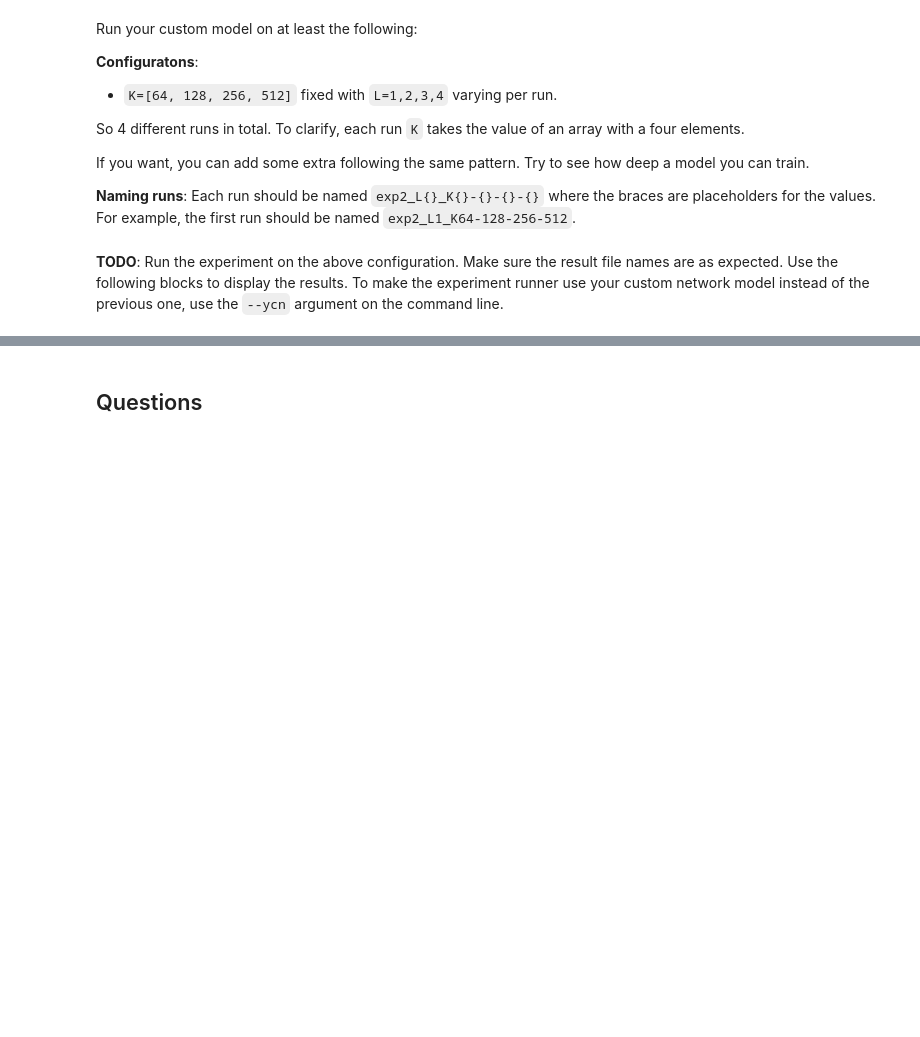
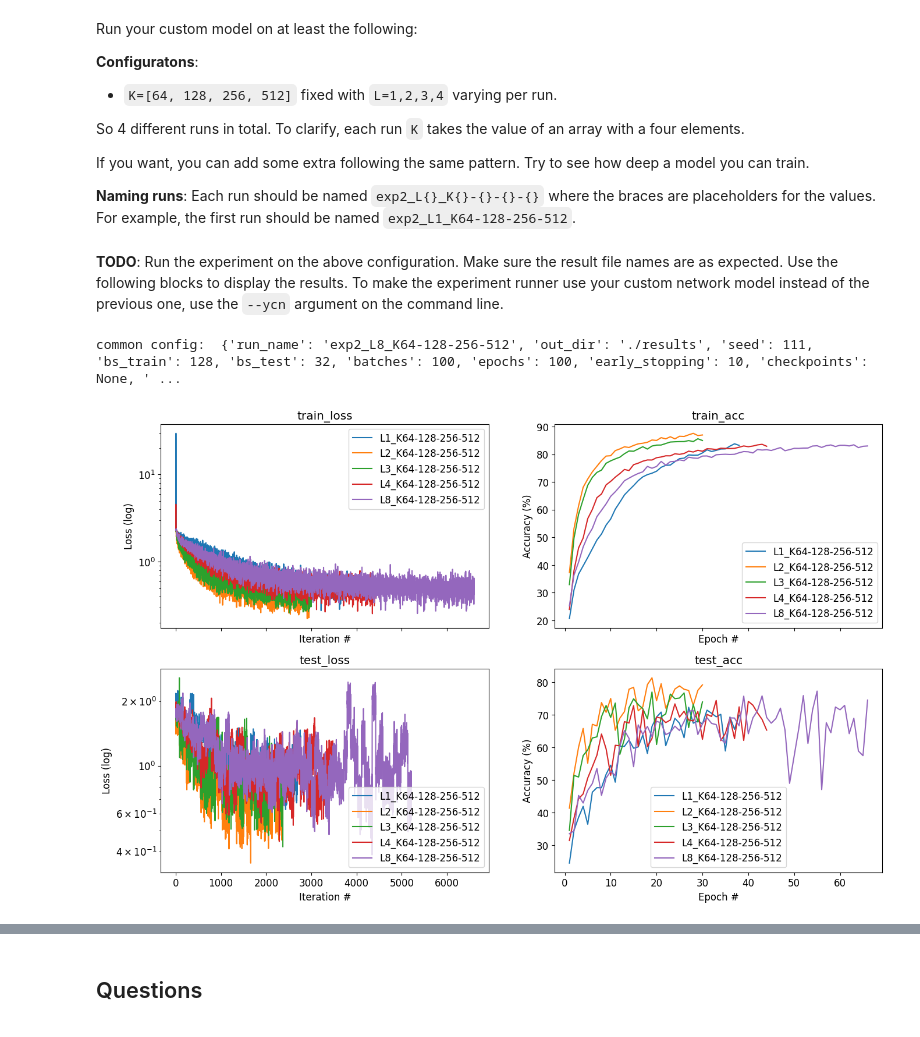
Before and after one commit to MarkNoaTAU/cnn_hm2, a Jupyter notebook: Part3_CNNs.ipynb, the cells around one changed output, grey strips where cells are left out. Cells and saved outputs as stored; diff of their text form; code cells hidden in the pictures; blank space fills up the shorter version.

```diff
--- a/Part3_CNNs.ipynb
+++ b/Part3_CNNs.ipynb
@@ -385,5 +421,10 @@ Try to see how deep a model you can train.
 Each run should be named `exp2_L{}_K{}-{}-{}-{}` where the braces are placeholders for the values. For example, the first run should be named `exp2_L1_K64-128-256-512`.
 # %% [markdown]
 **TODO**: Run the experiment on the above configuration. Make sure the result file names are as expected. Use the following blocks to display the results. To make the experiment runner use your custom network model instead of the previous one, use the `--ycn` argument on the command line.
+# %%
+plot_exp_results('exp2*.json')
+# %% [output]
+common config:  {'run_name': 'exp2_L8_K64-128-256-512', 'out_dir': './results', 'seed': 111, 'bs_train': 128, 'bs_test': 32, 'batches': 100, 'epochs': 100, 'early_stopping': 10, 'checkpoints': None, ' ...
+[figure, added]
 # %%
 plot_exp_results('exp2*.json')
```
Also changed, not shown: parts of 16 cells of this notebook, 2 other files.
